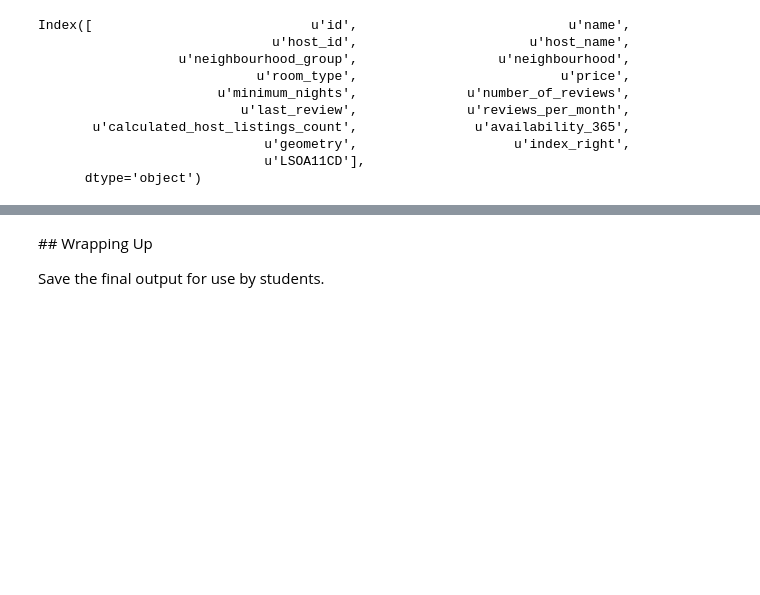
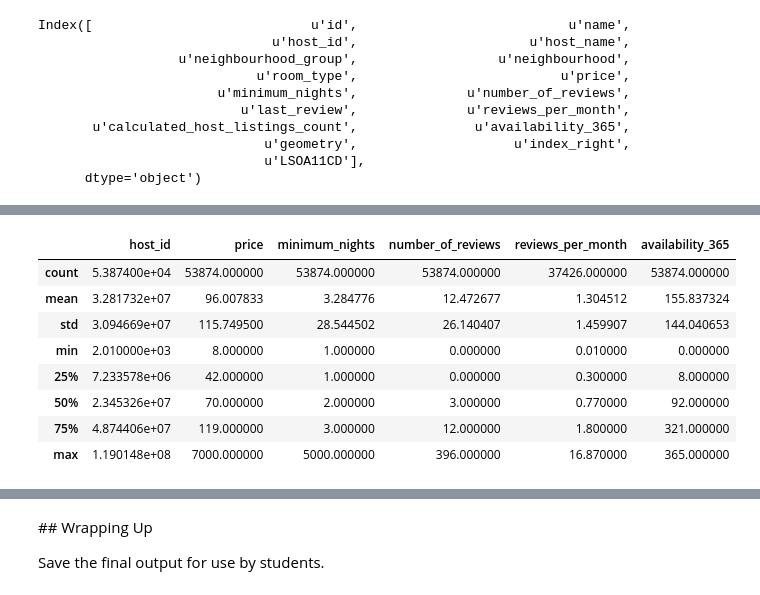
Before and after one commit to kingsgeocomp/geocomputation, a Jupyter notebook: Data Loader.ipynb, the cells around one changed output, grey strips where cells are left out. Saved outputs shown, nothing was run; the diff lists cells and outputs as text; code cells hidden in the pictures; blank space fills up the shorter version.

```diff
--- a/Data Loader.ipynb
+++ b/Data Loader.ipynb
@@ -306 +287,13 @@ bnbg.head(2)
+# %%
+airbnb.describe()
+# %% [output]
+|  | host_id | price | minimum_nights | number_of_reviews | reviews_per_month | availability_365 |
+| count | 5.387400e+04 | 53874.000000 | 53874.000000 | 53874.000000 | 37426.000000 | 53874.000000 |
+| mean | 3.281732e+07 | 96.007833 | 3.284776 | 12.472677 | 1.304512 | 155.837324 |
+| std | 3.094669e+07 | 115.749500 | 28.544502 | 26.140407 | 1.459907 | 144.040653 |
+| min | 2.010000e+03 | 8.000000 | 1.000000 | 0.000000 | 0.010000 | 0.000000 |
+| 25% | 7.233578e+06 | 42.000000 | 1.000000 | 0.000000 | 0.300000 | 8.000000 |
+| 50% | 2.345326e+07 | 70.000000 | 2.000000 | 3.000000 | 0.770000 | 92.000000 |
+| 75% | 4.874406e+07 | 119.000000 | 3.000000 | 12.000000 | 1.800000 | 321.000000 |
+| max | 1.190148e+08 | 7000.000000 | 5000.000000 | 396.000000 | 16.870000 | 365.000000 |
 # %%
```
Also changed, not shown: parts of 21 cells of this notebook, 1 other file.
